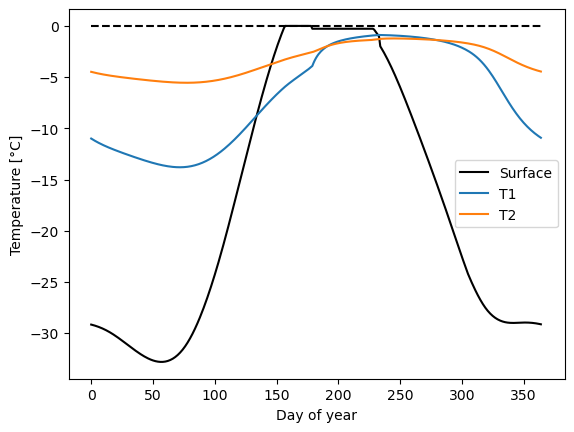
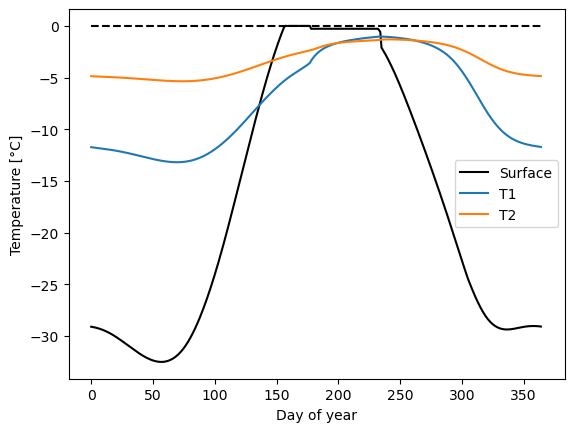
Code edit (unified diff) that turned the first committed figure into the second:
--- before
+++ after
@@ -2,7 +2,7 @@
 plt.figure()
 plt.plot([0, len(ds['hice'])], [0, 0], 'k--')
-plt.plot(tice[:, 0], 'k', label="Surface")
-plt.plot(tice[:, 1], label="T1")
-plt.plot(tice[:, 2], label="T2")
+plt.plot(tsurf, 'k', label="Surface")
+plt.plot(tinterior, label="T1")
+plt.plot(tbottom, label="T2")
 plt.xlabel("Day of year")
 plt.ylabel("Temperature [°C]")

Commit: Update the single column config